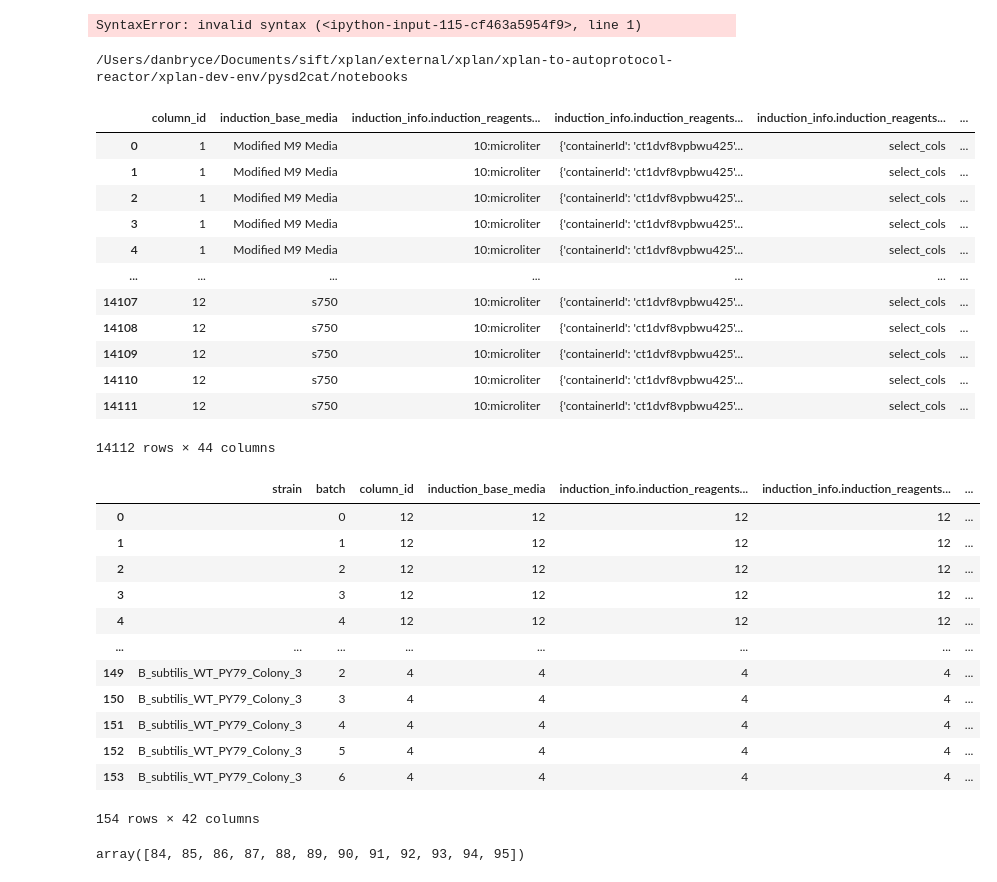
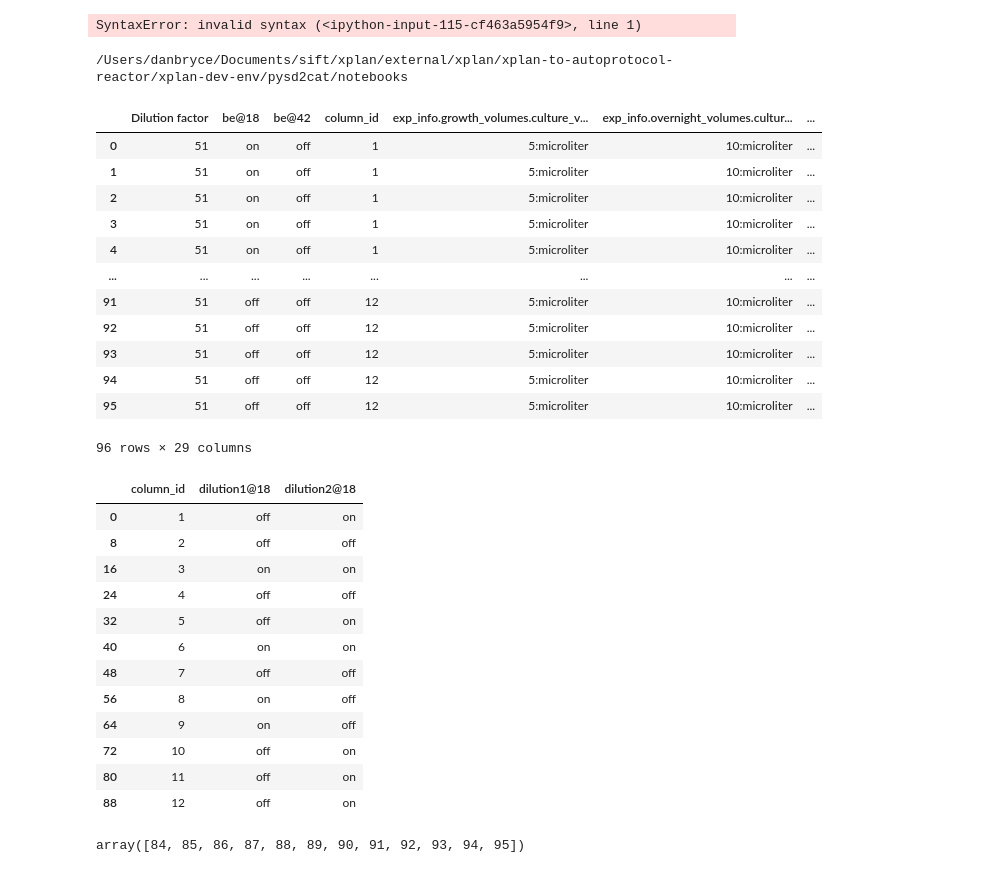
Before and after one commit to SD2E/pysd2cat, a Jupyter notebook: notebooks/scratch.ipynb, the cells around one changed output. Saved outputs shown, nothing was run; the diff lists cells and outputs as text; code cells hidden in the pictures.

```diff
--- a/notebooks/scratch.ipynb
+++ b/notebooks/scratch.ipynb
@@ -168,51 +170,52 @@ this_dir = os.getcwd()
 #df = get_design_df(os.path.realpath(os.path.join(this_dir, '../../../tmp/YEAST_STATES/experiments/dose_response_test1/design_dose_response_test1.json')))
 #df = get_design_df(os.path.realpath(os.path.join(this_dir, '../../../tmp/YEAST_STATES/experiments/dose_response_test1/design_dose_response_test1.json')))
 #df = get_design_df(os.path.realpath(os.path.join(this_dir, '../../../tmp/YEAST_STATES/experiments/YeastSTATES CRISPR Long Duration Time Series Request (20191208)/design_YeastSTATES CRISPR Long Duration Time Series Request (20191208).json')))
-df = get_design_df(os.path.realpath(os.path.join(this_dir, '../../../tmp/NOVEL_CHASSIS/experiments/CP_NovelChassis_OR_Circuit_Cycle0/design_CP_NovelChassis_OR_Circuit_Cycle0.json')))
+#df = get_design_df(os.path.realpath(os.path.join(this_dir, '../../../tmp/NOVEL_CHASSIS/experiments/CP_NovelChassis_OR_Circuit_Cycle0/design_CP_NovelChassis_OR_Circuit_Cycle0.json')))
+df = get_design_df(os.path.realpath(os.path.join(this_dir, '../../../tmp/YEAST_STATES_OBSTACLE_COURSE/experiments/Obstacle_course1/design_Obstacle_course1.json')))
 df
 # %% [output]
 /Users/danbryce/Documents/sift/xplan/external/xplan/xplan-to-autoprotocol-reactor/xplan-dev-env/pysd2cat/notebooks
-|  | column_id | induction_base_media | induction_info.induction_reagents... | induction_info.induction_reagents... | induction_info.induction_reagents... | ... |
-| 0 | 1 | Modified M9 Media | 10:microliter | {'containerId': 'ct1dvf8vpbwu425'... | select_cols | ... |
-| 1 | 1 | Modified M9 Media | 10:microliter | {'containerId': 'ct1dvf8vpbwu425'... | select_cols | ... |
-| 2 | 1 | Modified M9 Media | 10:microliter | {'containerId': 'ct1dvf8vpbwu425'... | select_cols | ... |
-| 3 | 1 | Modified M9 Media | 10:microliter | {'containerId': 'ct1dvf8vpbwu425'... | select_cols | ... |
-| 4 | 1 | Modified M9 Media | 10:microliter | {'containerId': 'ct1dvf8vpbwu425'... | select_cols | ... |
-| ... | ... | ... | ... | ... | ... | ... |
-| 14107 | 12 | s750 | 10:microliter | {'containerId': 'ct1dvf8vpbwu425'... | select_cols | ... |
-| 14108 | 12 | s750 | 10:microliter | {'containerId': 'ct1dvf8vpbwu425'... | select_cols | ... |
-| 14109 | 12 | s750 | 10:microliter | {'containerId': 'ct1dvf8vpbwu425'... | select_cols | ... |
-| 14110 | 12 | s750 | 10:microliter | {'containerId': 'ct1dvf8vpbwu425'... | select_cols | ... |
-| 14111 | 12 | s750 | 10:microliter | {'containerId': 'ct1dvf8vpbwu425'... | select_cols | ... |
+|  | Dilution factor | be@18 | be@42 | column_id | exp_info.growth_volumes.culture_v... | exp_info.overnight_volumes.cultur... | ... |
+| 0 | 51 | on | off | 1 | 5:microliter | 10:microliter | ... |
+| 1 | 51 | on | off | 1 | 5:microliter | 10:microliter | ... |
+| 2 | 51 | on | off | 1 | 5:microliter | 10:microliter | ... |
+| 3 | 51 | on | off | 1 | 5:microliter | 10:microliter | ... |
+| 4 | 51 | on | off | 1 | 5:microliter | 10:microliter | ... |
+| ... | ... | ... | ... | ... | ... | ... | ... |
+| 91 | 51 | off | off | 12 | 5:microliter | 10:microliter | ... |
+| 92 | 51 | off | off | 12 | 5:microliter | 10:microliter | ... |
+| 93 | 51 | off | off | 12 | 5:microliter | 10:microliter | ... |
+| 94 | 51 | off | off | 12 | 5:microliter | 10:microliter | ... |
+| 95 | 51 | off | off | 12 | 5:microliter | 10:microliter | ... |
-14112 rows × 44 columns
+96 rows × 29 columns
 # %%
 #df.lab_id
 #f.loc[df.batch==1] #.drop(columns='id').drop_duplicates()
 #df.drop(columns='timepoint').drop_duplicates().groupby([  "strain"]).agg(len)
 #df.drop(columns=['timepoint', 'measurement_type']).drop_duplicates().groupby([ 'strain',  'beta_estradiol_concentration', 'batch']).agg(len).reset_index()
-df.drop(columns=['timepoint', 'measurement_type']).drop_duplicates().groupby([ 'strain',  'batch']).agg(len).reset_index()
-
+#df.drop(columns=['timepoint', 'measurement_type']).drop_duplicates().groupby([ 'strain',  'batch']).agg(len).reset_index()
+df[['column_id', 'dilution1@18', 'dilution2@18']].drop_duplicates()
 #df.loc[df['beta_estradiol_concentration'].isna()].strain.value_counts()
 #df.strain.unique()
 #df.lab_id.unique()
 #df.measurement_type.unique()
 #df.columns
 #len(df.drop(columns=['timepoint', 'measurement_type']).drop_duplicates().loc[df.strain == 'UWBF_24926'])
 #len(df.loc[df.strain == 'UWBF_24952'])
 # %% [output]
-|  | strain | batch | column_id | induction_base_media | induction_info.induction_reagents... | induction_info.induction_reagents... | ... |
-| 0 |  | 0 | 12 | 12 | 12 | 12 | ... |
-| 1 |  | 1 | 12 | 12 | 12 | 12 | ... |
-| 2 |  | 2 | 12 | 12 | 12 | 12 | ... |
-| 3 |  | 3 | 12 | 12 | 12 | 12 | ... |
-| 4 |  | 4 | 12 | 12 | 12 | 12 | ... |
-| ... | ... | ... | ... | ... | ... | ... | ... |
-| 149 | B_subtilis_WT_PY79_Colony_3 | 2 | 4 | 4 | 4 | 4 | ... |
-| 150 | B_subtilis_WT_PY79_Colony_3 | 3 | 4 | 4 | 4 | 4 | ... |
-| 151 | B_subtilis_WT_PY79_Colony_3 | 4 | 4 | 4 | 4 | 4 | ... |
-| 152 | B_subtilis_WT_PY79_Colony_3 | 5 | 4 | 4 | 4 | 4 | ... |
-| 153 | B_subtilis_WT_PY79_Colony_3 | 6 | 4 | 4 | 4 | 4 | ... |
+|  | column_id | dilution1@18 | dilution2@18 |
+| 0 | 1 | off | on |
+| 8 | 2 | off | off |
+| 16 | 3 | on | on |
+| 24 | 4 | off | off |
+| 32 | 5 | off | on |
+| 40 | 6 | on | on |
+| 48 | 7 | off | off |
+| 56 | 8 | on | off |
+| 64 | 9 | on | off |
+| 72 | 10 | off | on |
+| 80 | 11 | off | on |
+| 88 | 12 | off | on |
-154 rows × 42 columns
 # %%
 #df.loc[(df.timepoint==8.0) & (df.iptg == 0) & (df.cuminic_acid == 0) & (df.temperature ==30) & (df.colony==1) & (df.strain == "https://hub.sd2e.org/user/sd2e/design/B_subtilis_GFP_min/1")]
 df.loc[df.strain == ""].output_id.unique()
```
Also changed, not shown: parts of 2 cells of this notebook.
